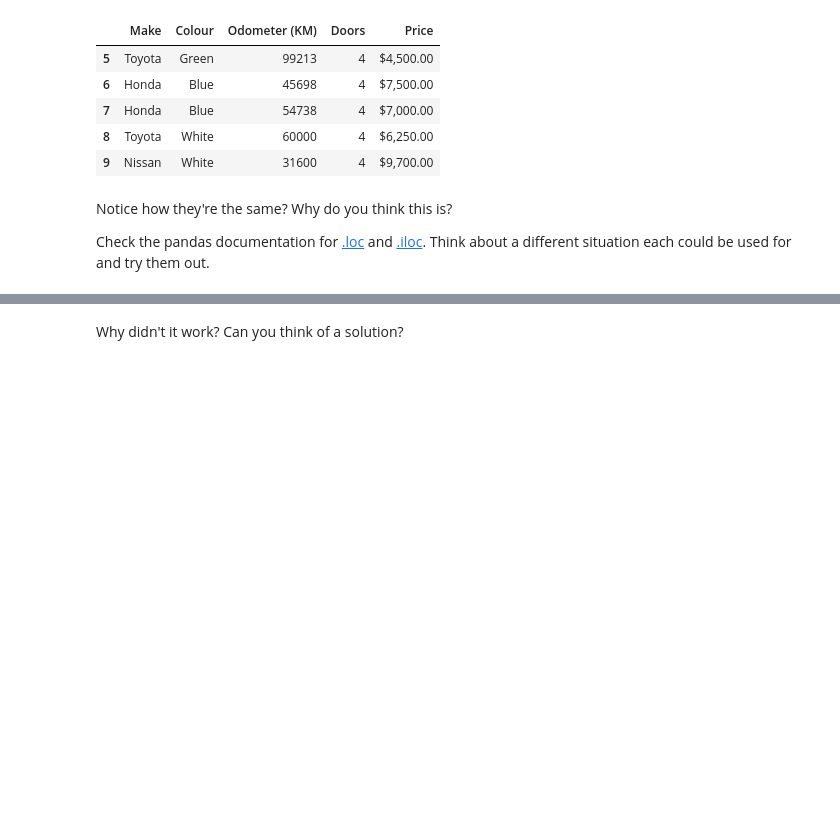
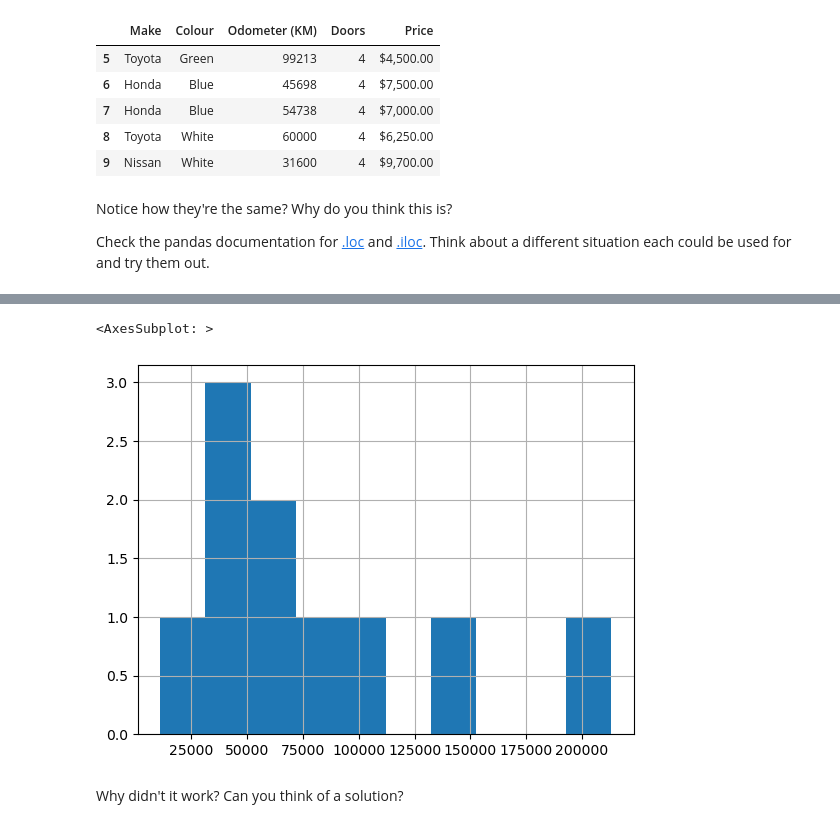
Before and after one commit to shiras-sn/pandas-mbcet, a Jupyter notebook: pandas-exercises.ipynb, the cells around one changed output, grey strips where cells are left out. Saved outputs shown, nothing was run; the diff lists cells and outputs as text; code cells hidden in the pictures; blank space fills up the shorter version.

```diff
--- a/pandas-exercises.ipynb
+++ b/pandas-exercises.ipynb
@@ -179,5 +186,9 @@ Check the pandas documentation for [.loc](https://pandas.pydata.org/pandas-docs/
 # %%
 # Create a histogram of the Odometer column using hist()
+DataFrame_car["Odometer (KM)"].hist()
+# %% [output]
+<AxesSubplot: >
+[figure, added]
 # %%
 # Try to plot the Price column using plot()
 # %% [markdown]
```
Also changed, not shown: parts of 8 cells of this notebook, 2 other files.
